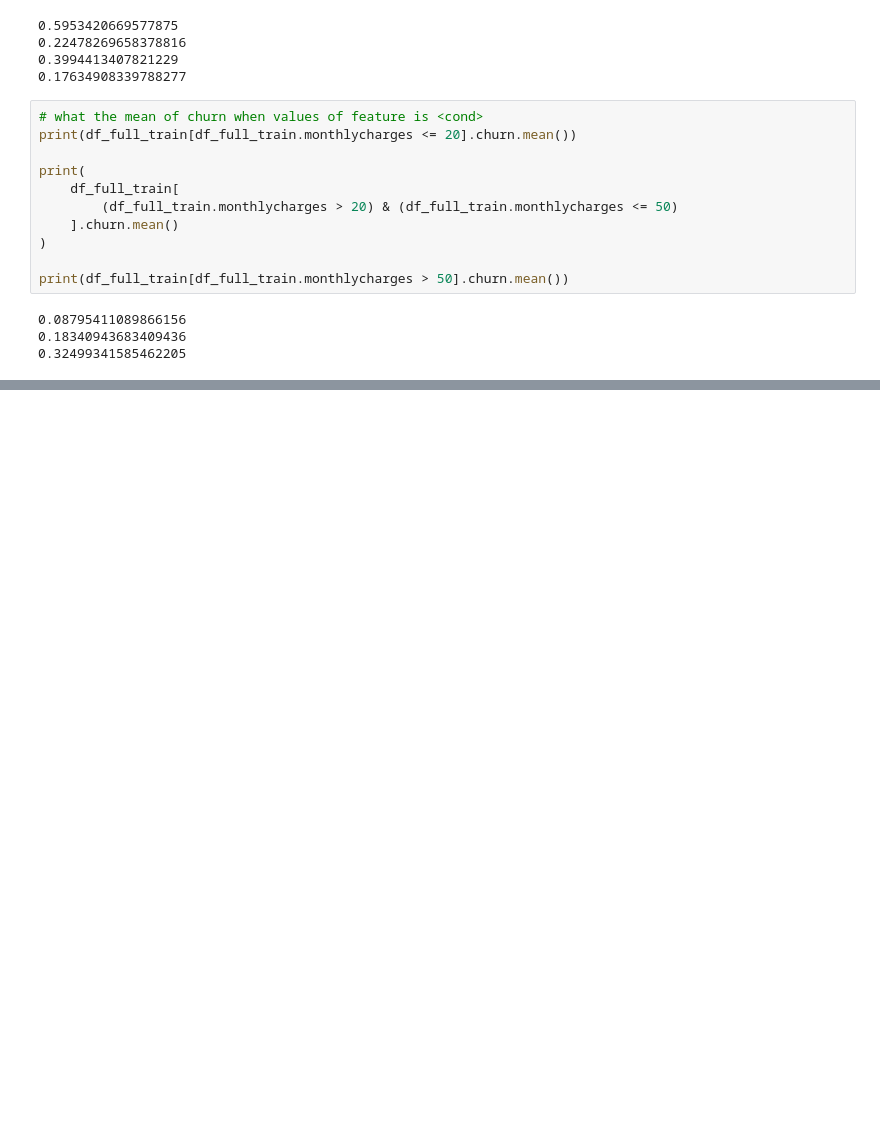
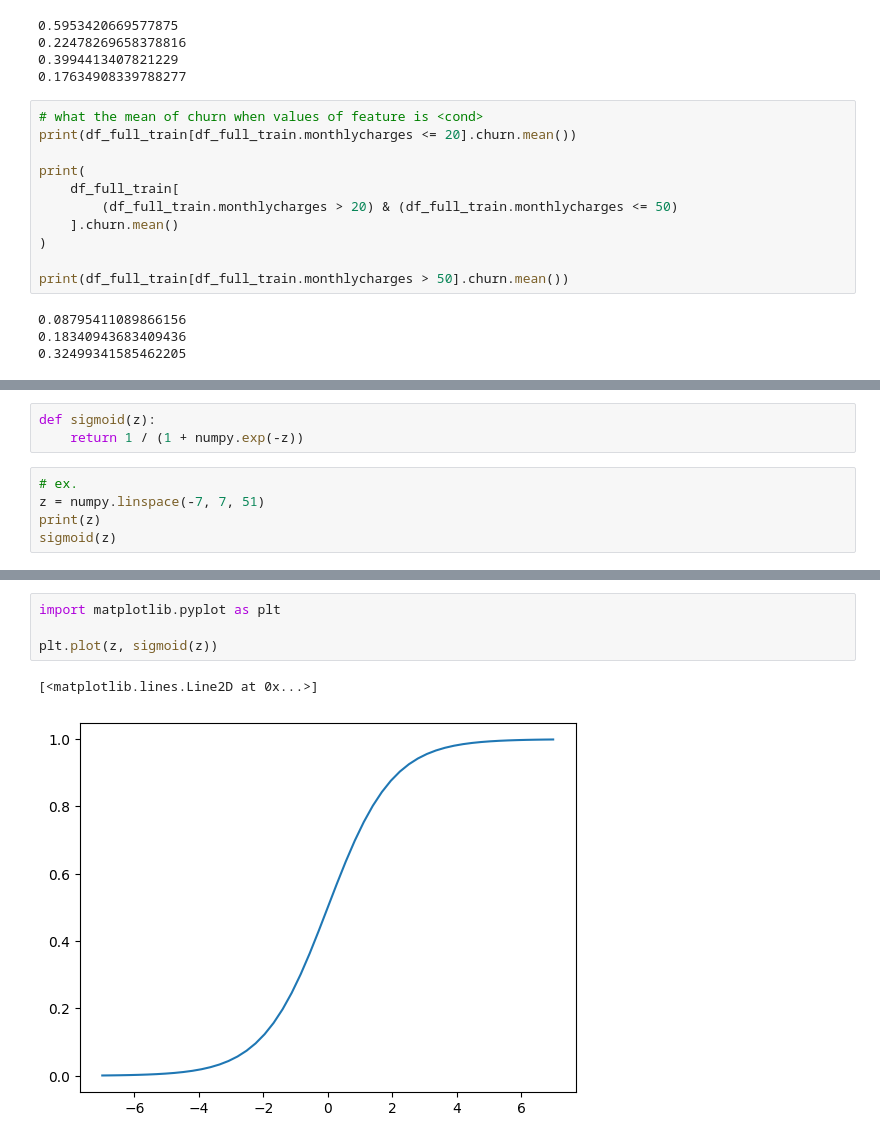
Before and after one commit to ZeenaKareemAlhello/machine-learning, a Jupyter notebook: notebooks/lessons/4_binary_classification.ipynb, the cells around one changed output, grey strips where cells are left out. Saved outputs shown, nothing was run; the diff lists cells and outputs as text; blank space fills up the shorter version.

```diff
--- a/notebooks/lessons/4_binary_classification.ipynb
+++ b/notebooks/lessons/4_binary_classification.ipynb
@@ -527,0 +579,8 @@ print(df_full_train[df_full_train.monthlycharges > 50].churn.mean())
+# %%
+def sigmoid(z):
+    return 1 / (1 + numpy.exp(-z))
+# %%
+# ex.
+z = numpy.linspace(-7, 7, 51)
+print(z)
+sigmoid(z)
@@ -527,0 +602,7 @@ print(df_full_train[df_full_train.monthlycharges > 50].churn.mean())
+# %%
+import matplotlib.pyplot as plt
+
+plt.plot(z, sigmoid(z))
+# %% [output]
+[<matplotlib.lines.Line2D at 0x...>]
+[figure, added]
```
Also changed, not shown: parts of 20 cells of this notebook, 3 other files.
